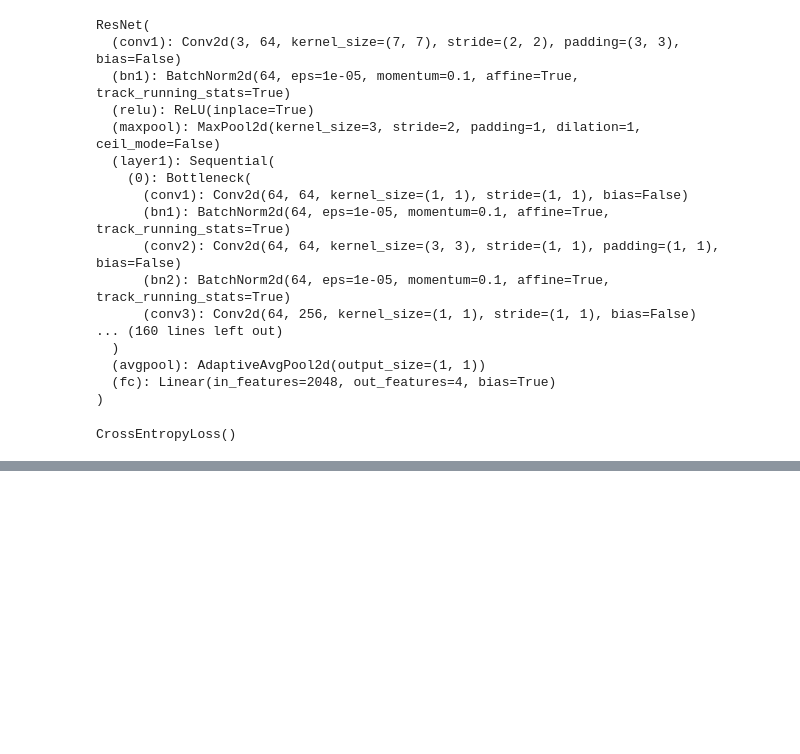
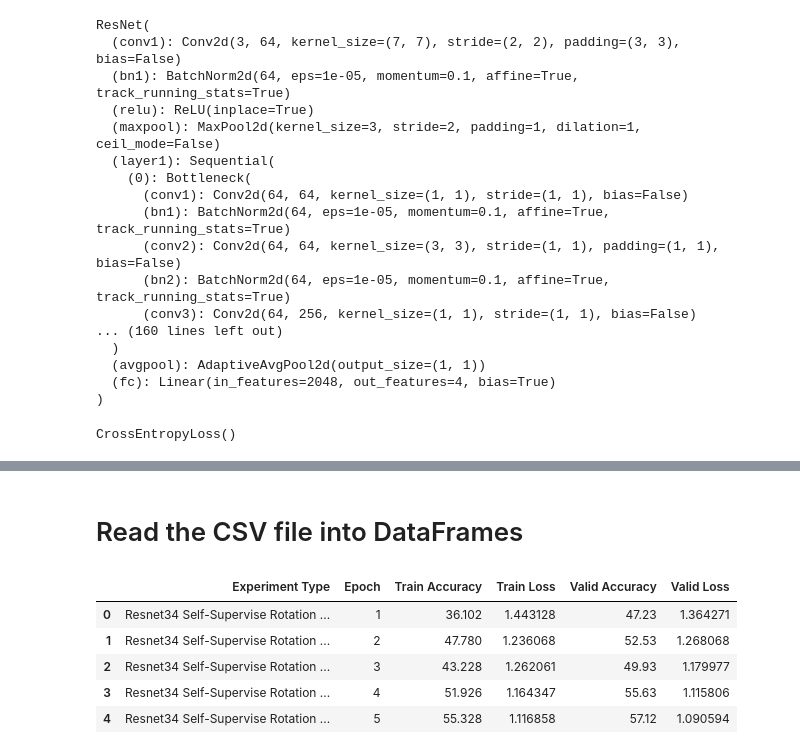
Before and after one commit to whats2000/Deep-Learning, a Jupyter notebook: PyTorch/Class/pytorch104/A4.ipynb, the cells around one changed output, grey strips where cells are left out. Drawn from its saved outputs; the diff is of its cells as text; code cells hidden in the pictures; blank space fills up the shorter version.

Commit message:
Add large model result

```diff
--- a/PyTorch/Class/pytorch104/A4.ipynb
+++ b/PyTorch/Class/pytorch104/A4.ipynb
@@ -2103,0 +2441,13 @@ torch.save(resnet50_model.state_dict(), model_path)
+# %% [markdown]
+# Read the CSV file into DataFrames
+# %%
+total_model_report = pd.read_csv('compare_larger_model.csv')
+
+total_model_report.head()
+# %% [output]
+|  | Experiment Type | Epoch | Train Accuracy | Train Loss | Valid Accuracy | Valid Loss |
+| 0 | Resnet34 Self-Supervise Rotation ... | 1 | 36.102 | 1.443128 | 47.23 | 1.364271 |
+| 1 | Resnet34 Self-Supervise Rotation ... | 2 | 47.780 | 1.236068 | 52.53 | 1.268068 |
+| 2 | Resnet34 Self-Supervise Rotation ... | 3 | 43.228 | 1.262061 | 49.93 | 1.179977 |
+| 3 | Resnet34 Self-Supervise Rotation ... | 4 | 51.926 | 1.164347 | 55.63 | 1.115806 |
+| 4 | Resnet34 Self-Supervise Rotation ... | 5 | 55.328 | 1.116858 | 57.12 | 1.090594 |
```
Also changed, not shown: parts of 43 cells of this notebook, 3 other files.
